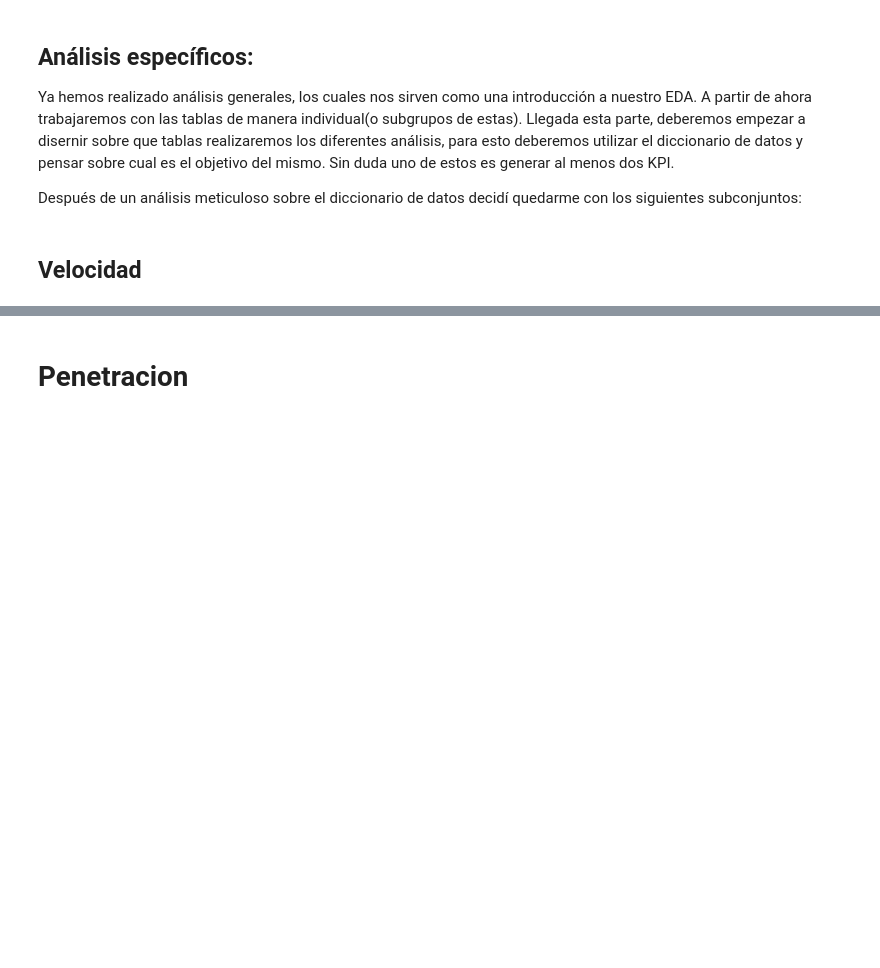
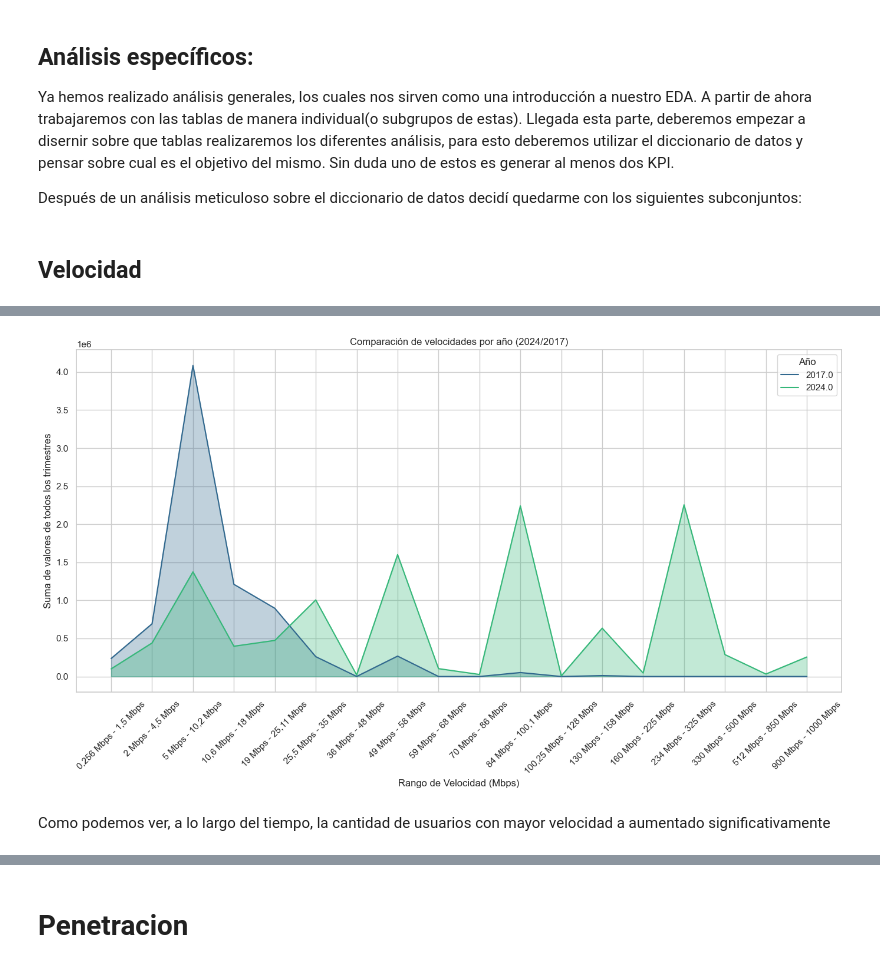
Before and after one commit to federicopiparo/Proyecto-Individual-N-2---Piparo-Federico, a Jupyter notebook: proyecto individual EDA -Federico piapro/EDA.ipynb, the cells around one changed output, grey strips where cells are left out. Saved outputs shown, nothing was run; the diff lists cells and outputs as text; code cells hidden in the pictures; blank space fills up the shorter version.

```diff
--- a/proyecto individual EDA -Federico piapro/EDA.ipynb
+++ b/proyecto individual EDA -Federico piapro/EDA.ipynb
@@ -288,0 +310,42 @@ tablas:
+# %%
+# Paso 1: Agrupar por Año y sumar los trimestres
+df_por_año = DF_Velocidad_sin_Rangos.groupby('Año').sum()
+
+# Paso 2: Filtrar solo los años 2017 y 2024
+df_años_filtrados = df_por_año.loc[df_por_año.index.isin([2017, 2024])]
+
+# Paso 3: Filtrar solo las columnas con velocidades entre 0 Mbps y 1000 Mbps
+df_velocidades_filtrado = df_años_filtrados.loc[:, '0,256 Mbps':'1000 Mbps']
+
+# Paso 4: Agrupar las columnas de 10 en 10 y sumar
+df_combinado = pd.DataFrame()
+
+# Crear un nuevo DataFrame con las sumas de cada grupo de 10 columnas
+columnas = df_velocidades_filtrado.columns
+for i in range(0, len(columnas), 10):
+    columnas_seleccionadas = columnas[i:i+10]
+    df_combinado[f'{columnas_seleccionadas[0]} - {columnas_seleccionadas[-1]}'] = df_velocidades_filtrado[columnas_seleccionadas].sum(axis=1)
+
+# Paso 5: Transponer el DataFrame para que las velocidades estén en el eje X y los años en el eje Y
+df_transpuesto = df_combinado.T
+
+# Paso 6: Crear la gráfica con una paleta de colores gradual
+plt.figure(figsize=(14, 8))
+colores = sns.color_palette("viridis", n_colors=len(df_transpuesto.columns))
+
+# Graficar cada año con relleno debajo de la línea
+for i, año in enumerate(df_transpuesto.columns):
+    plt.plot(df_transpuesto.index, df_transpuesto[año], label=f'{año}', color=colores[i])
+    plt.fill_between(df_transpuesto.index, df_transpuesto[año], color=colores[i], alpha=0.3)
+
+plt.xlabel('Rango de Velocidad (Mbps)')
+plt.ylabel('Suma de valores de todos los trimestres')
+plt.title('Comparación de velocidades por año (2024/2017)')
+plt.legend(title='Año')
+plt.xticks(rotation=45)
+plt.tight_layout()  # Ajustar el diseño para que no se corte
+plt.show()
+# %% [output]
+[figure, added]
+# %% [markdown]
+Como podemos ver, a lo largo del tiempo, la cantidad de usuarios con mayor velocidad a aumentado significativamente
```
Also changed, not shown: parts of 21 cells of this notebook.
